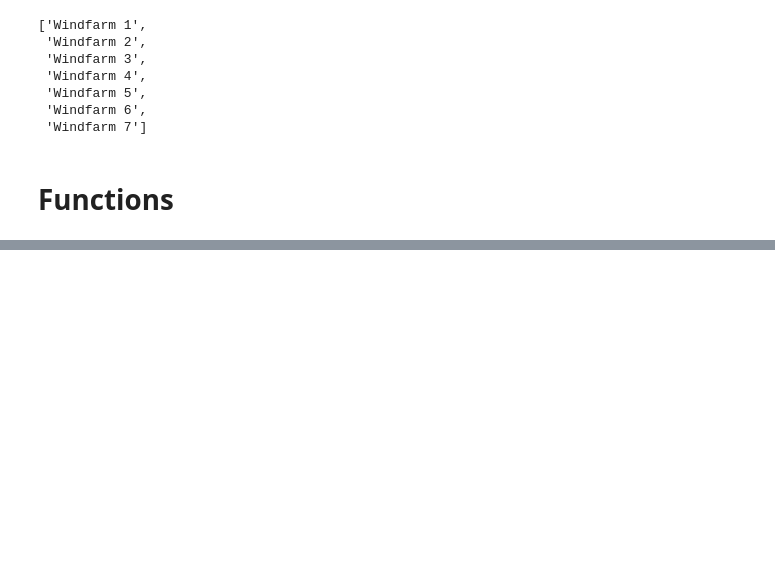
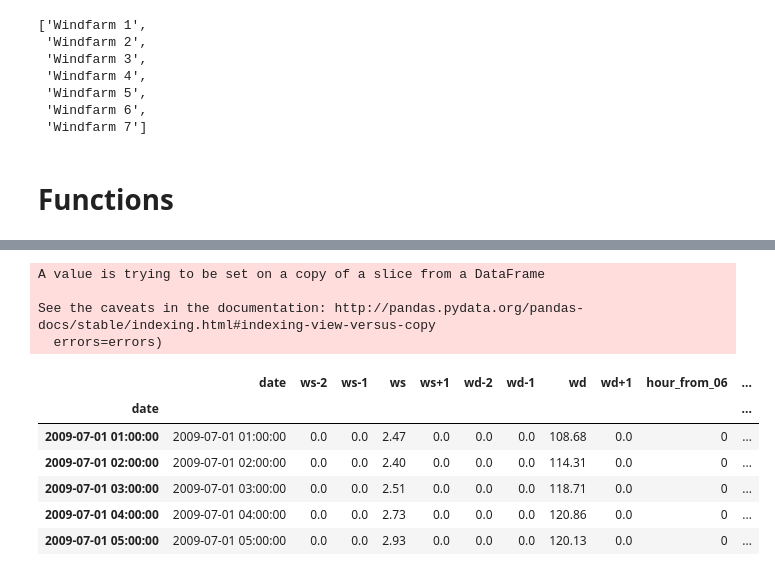
Before and after one commit to Pontius1007/TDT4859, a Jupyter notebook: data_preprocessing.ipynb, the cells around one changed output, grey strips where cells are left out. Cells and saved outputs as stored; diff of their text form; code cells hidden in the pictures; blank space fills up the shorter version.

```diff
--- a/data_preprocessing.ipynb
+++ b/data_preprocessing.ipynb
@@ -115,0 +237,3 @@ df['Date'] = df['Date'].apply(int)
+# %%
+tdf = remove_overlap(forecast1)
+tdf.head()
@@ -115,0 +247,3 @@ df['Date'] = df['Date'].apply(int)
+# %%
+test = tdf.iloc[:1000,:]
+test.head()
@@ -115,0 +257,3 @@ df['Date'] = df['Date'].apply(int)
+# %%
+test = convert_date_format(test)
+test.head()
@@ -142,0 +309,17 @@ train.shape
+# %%
+test = prepare_columns(test)
+# %% [output]
+A value is trying to be set on a copy of a slice from a DataFrame
+
+See the caveats in the documentation: http://pandas.pydata.org/pandas-docs/stable/indexing.html#indexing-view-versus-copy
+  errors=errors)
+# %%
+test.head()
+# %% [output]
+|  | date | ws-2 | ws-1 | ws | ws+1 | wd-2 | wd-1 | wd | wd+1 | hour_from_06 | ... |
+| date |  |  |  |  |  |  |  |  |  |  | ... |
+| 2009-07-01 01:00:00 | 2009-07-01 01:00:00 | 0.0 | 0.0 | 2.47 | 0.0 | 0.0 | 0.0 | 108.68 | 0.0 | 0 | ... |
+| 2009-07-01 02:00:00 | 2009-07-01 02:00:00 | 0.0 | 0.0 | 2.40 | 0.0 | 0.0 | 0.0 | 114.31 | 0.0 | 0 | ... |
+| 2009-07-01 03:00:00 | 2009-07-01 03:00:00 | 0.0 | 0.0 | 2.51 | 0.0 | 0.0 | 0.0 | 118.71 | 0.0 | 0 | ... |
+| 2009-07-01 04:00:00 | 2009-07-01 04:00:00 | 0.0 | 0.0 | 2.73 | 0.0 | 0.0 | 0.0 | 120.86 | 0.0 | 0 | ... |
+| 2009-07-01 05:00:00 | 2009-07-01 05:00:00 | 0.0 | 0.0 | 2.93 | 0.0 | 0.0 | 0.0 | 120.13 | 0.0 | 0 | ... |
```
Also changed, not shown: parts of 19 cells of this notebook.
